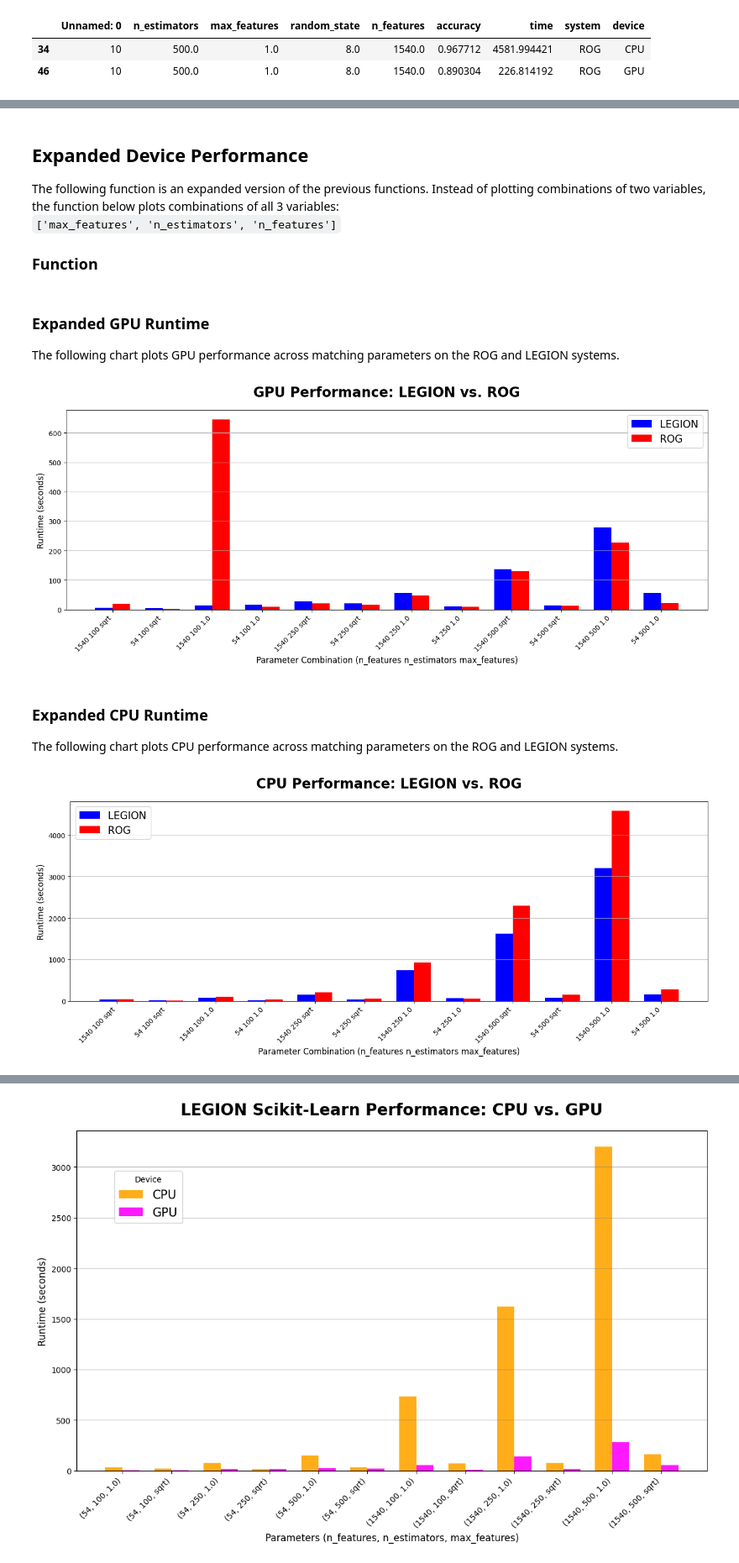
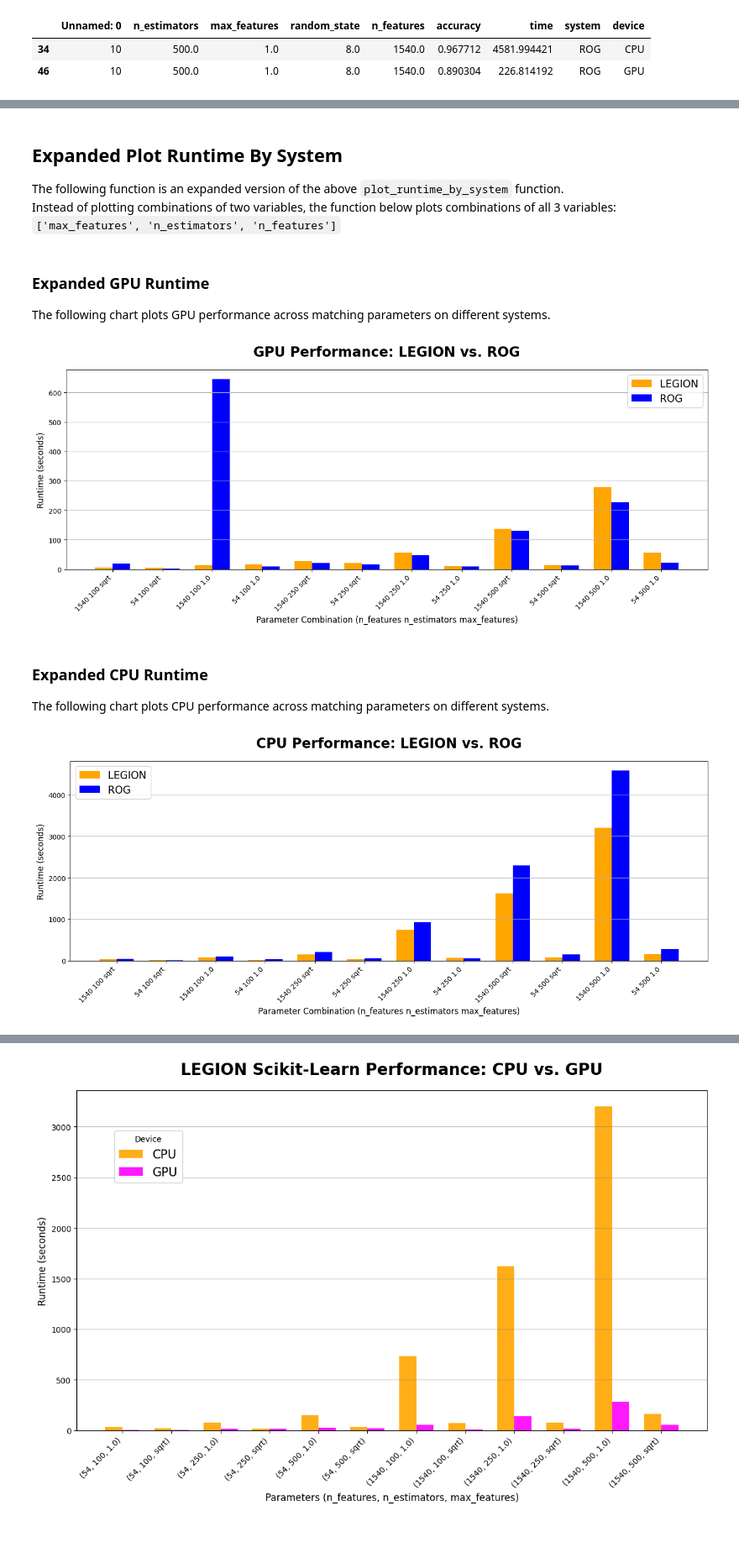
Before and after one commit to MariyaSha/scikit_learn_simplified, a Jupyter notebook: speedtest/speedtest_results_analysis.ipynb, the cells around one changed output, grey strips where cells are left out. Shown at 84% size. Cells and saved outputs as stored; diff of their text form; code cells hidden in the pictures; blank space fills up the shorter version.

```diff
--- a/speedtest/speedtest_results_analysis.ipynb
+++ b/speedtest/speedtest_results_analysis.ipynb
@@ -198,3 +221,6 @@ The following plot will compare the same device across different systems based o
 # %%
-plot_runtime_by_system(unified_results, ['max_features', 'n_estimators'])
+plot_runtime_by_system(
+    unified_results,
+    ['max_features', 'n_estimators']
+)
 # %% [output]
@@ -205,3 +245,6 @@ The following plot will compare the same system across different devices based o
 # %%
-plot_runtime_by_device(unified_results, ['max_features', 'n_estimators'])
+plot_runtime_by_device(
+    unified_results,
+    ['max_features', 'n_estimators']
+)
 # %% [output]
@@ -209,9 +252,8 @@ plot_runtime_by_device(unified_results, ['max_features', 'n_estimators'])
 # %% [markdown]
-## Expanded Device Performance
-The following function is an expanded version of the previous functions.
+## Expanded Plot Runtime By System
+The following function is an expanded version of the above `plot_runtime_by_system` function.
+<br>
 Instead of plotting combinations of two variables, the function below plots combinations of all 3 variables:
 <br>
 `['max_features', 'n_estimators', 'n_features']`
-
-### Function
 # %%
@@ -248,16 +315,16 @@ def expanded_performance(data, device):
     plt.show()
 # %% [markdown]
 ### Expanded GPU Runtime
-The following chart plots GPU performance across matching parameters on the ROG and LEGION systems.
+The following chart plots GPU performance across matching parameters on different systems.
 # %%
-expanded_performance(unified_results, "GPU")
+expanded_plot_runtime_by_system(unified_results, "GPU")
 # %% [output]
-[figure, old version]
+[figure, new version]
 # %% [markdown]
 ### Expanded CPU Runtime
-The following chart plots CPU performance across matching parameters on the ROG and LEGION systems.
+The following chart plots CPU performance across matching parameters on different systems.
 # %%
-expanded_performance(unified_results, "CPU")
+expanded_plot_runtime_by_system(unified_results, "CPU")
 # %% [output]
-[figure, old version]
+[figure, new version]
 # %% [markdown]
```
Also changed, not shown: parts of 16 cells of this notebook.
